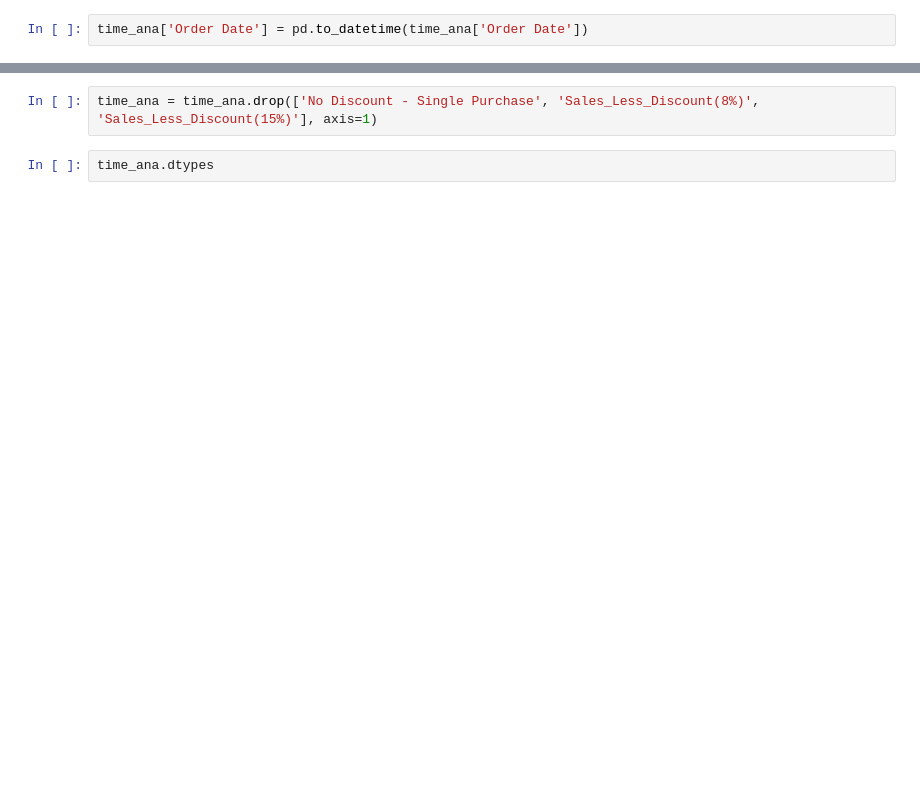
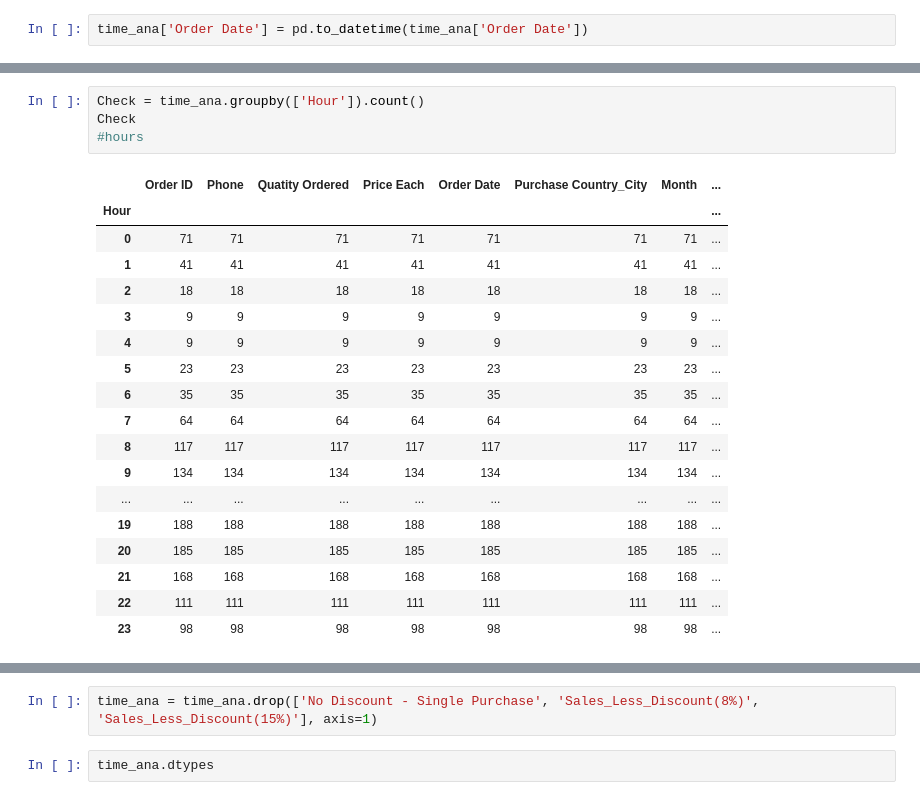
Before and after one commit to Lynch08/ProgDA_Project, a Jupyter notebook: Sales.ipynb, the cells around one changed output, grey strips where cells are left out. Saved outputs shown, nothing was run; the diff lists cells and outputs as text; blank space fills up the shorter version.

```diff
--- a/Sales.ipynb
+++ b/Sales.ipynb
@@ -346,0 +400,23 @@ time_ana
+# %%
+Check = time_ana.groupby(['Hour']).count()
+Check
+#hours
+# %% [output]
+|  | Order ID | Phone | Quatity Ordered | Price Each | Order Date | Purchase Country_City | Month | ... |
+| Hour |  |  |  |  |  |  |  | ... |
+| 0 | 71 | 71 | 71 | 71 | 71 | 71 | 71 | ... |
+| 1 | 41 | 41 | 41 | 41 | 41 | 41 | 41 | ... |
+| 2 | 18 | 18 | 18 | 18 | 18 | 18 | 18 | ... |
+| 3 | 9 | 9 | 9 | 9 | 9 | 9 | 9 | ... |
+| 4 | 9 | 9 | 9 | 9 | 9 | 9 | 9 | ... |
+| 5 | 23 | 23 | 23 | 23 | 23 | 23 | 23 | ... |
+| 6 | 35 | 35 | 35 | 35 | 35 | 35 | 35 | ... |
+| 7 | 64 | 64 | 64 | 64 | 64 | 64 | 64 | ... |
+| 8 | 117 | 117 | 117 | 117 | 117 | 117 | 117 | ... |
+| 9 | 134 | 134 | 134 | 134 | 134 | 134 | 134 | ... |
+| ... | ... | ... | ... | ... | ... | ... | ... | ... |
+| 19 | 188 | 188 | 188 | 188 | 188 | 188 | 188 | ... |
+| 20 | 185 | 185 | 185 | 185 | 185 | 185 | 185 | ... |
+| 21 | 168 | 168 | 168 | 168 | 168 | 168 | 168 | ... |
+| 22 | 111 | 111 | 111 | 111 | 111 | 111 | 111 | ... |
+| 23 | 98 | 98 | 98 | 98 | 98 | 98 | 98 | ... |
```
Also changed, not shown: parts of 35 cells of this notebook, 14 other files.
